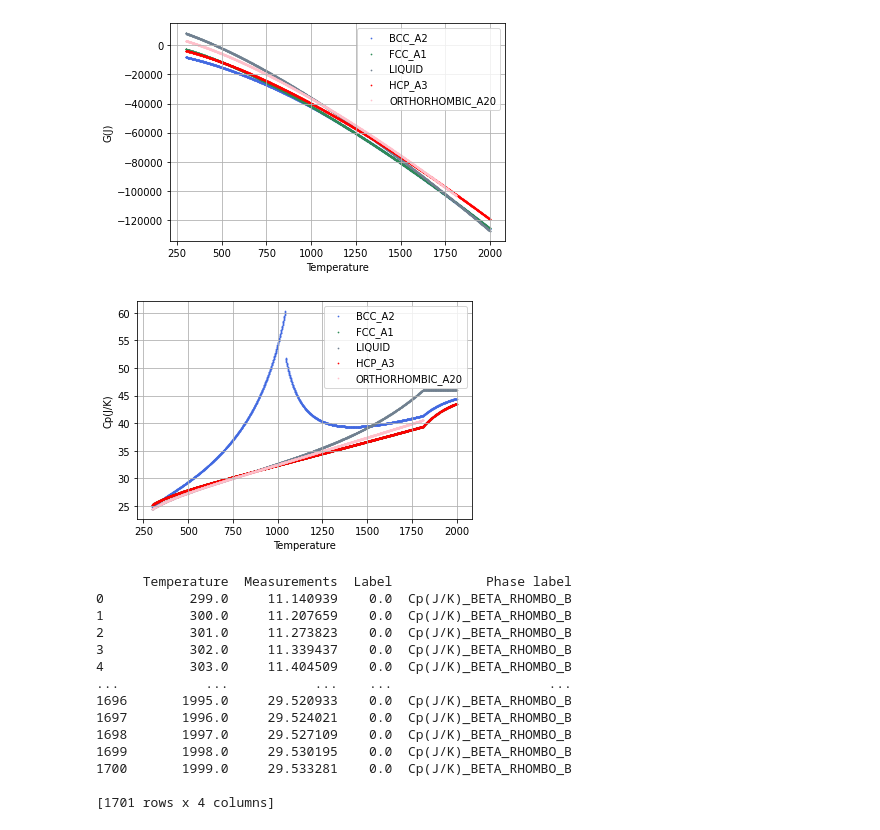
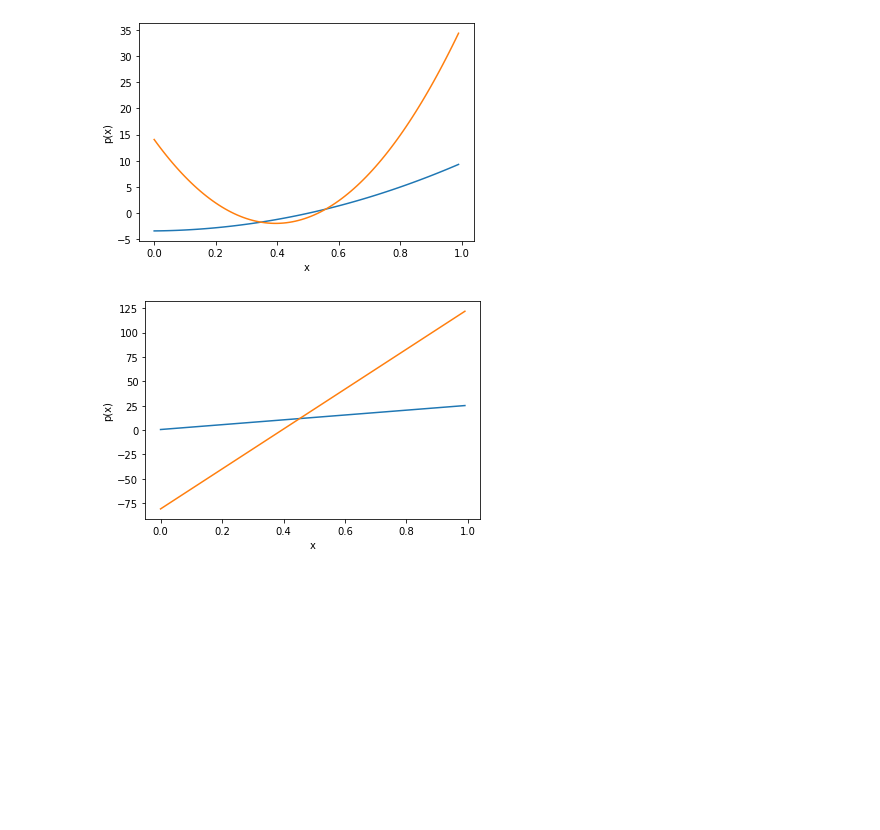
Before and after one commit to eldonko/Masters-Thesis-Code, a Jupyter notebook: notebooks/sandbox/Untitled.ipynb, the cells around one changed output. Drawn from its saved outputs; the diff is of its cells as text; code cells hidden in the pictures; blank space fills up the shorter version.

```diff
--- a/notebooks/sandbox/Untitled.ipynb
+++ b/notebooks/sandbox/Untitled.ipynb
@@ -8,23 +0,0 @@ B successfully selected!
-# %%
-sgte.evaluate_equations(200, 2000, 1e5, gibbs=True, heat_capacity=True, phases=['all'])
-# %% [output]
-[figure, removed]
-[figure, removed]
-# %%
-sgte.get_stable_properties(200, 2000, measurement='C', add_phase_labels=True)
-print(sgte.measurements)
-# %% [output]
-      Temperature  Measurements  Label            Phase label
-0           299.0     11.140939    0.0  Cp(J/K)_BETA_RHOMBO_B
-1           300.0     11.207659    0.0  Cp(J/K)_BETA_RHOMBO_B
-2           301.0     11.273823    0.0  Cp(J/K)_BETA_RHOMBO_B
-3           302.0     11.339437    0.0  Cp(J/K)_BETA_RHOMBO_B
-4           303.0     11.404509    0.0  Cp(J/K)_BETA_RHOMBO_B
-...           ...           ...    ...                    ...
-1696       1995.0     29.520933    0.0  Cp(J/K)_BETA_RHOMBO_B
-1697       1996.0     29.524021    0.0  Cp(J/K)_BETA_RHOMBO_B
-1698       1997.0     29.527109    0.0  Cp(J/K)_BETA_RHOMBO_B
-1699       1998.0     29.530195    0.0  Cp(J/K)_BETA_RHOMBO_B
-1700       1999.0     29.533281    0.0  Cp(J/K)_BETA_RHOMBO_B
-
-[1701 rows x 4 columns]
@@ -30,0 +11,30 @@ print(sgte.measurements)
+# %%
+pg = PolyGenerator(2)
+pg.add_constraint(0.5, 0, 0)
+pg.add_constraint(0.1, 1, 3)
+pg.add_constraint(0.8, 0, 5)
+
+qg = PolyGenerator(2)
+qg.add_constraint(0.3, 0, -1)
+qg.add_constraint(0.1, 0, 7)
+qg.add_constraint(0.4, 1, 1)
+# %%
+x = np.arange(0., 1.0, step=0.01)
+
+poly_p = Polynomial()
+poly_p.set_cfs(pg.get_cfs())
+poly_dp = poly_p.get_derivative_poly(x)
+
+poly_q = Polynomial()
+poly_q.set_cfs(qg.get_cfs())
+poly_dq = poly_q.get_derivative_poly(x)
+# %%
+poly_p.plot(x)
+poly_q.plot(x)
+plt.show()
+
+poly_dp.plot(x)
+poly_dq.plot(x)
+# %% [output]
+[figure, added]
+[figure, added]
```
Also changed, not shown: parts of 6 cells of this notebook, 19 other files.
